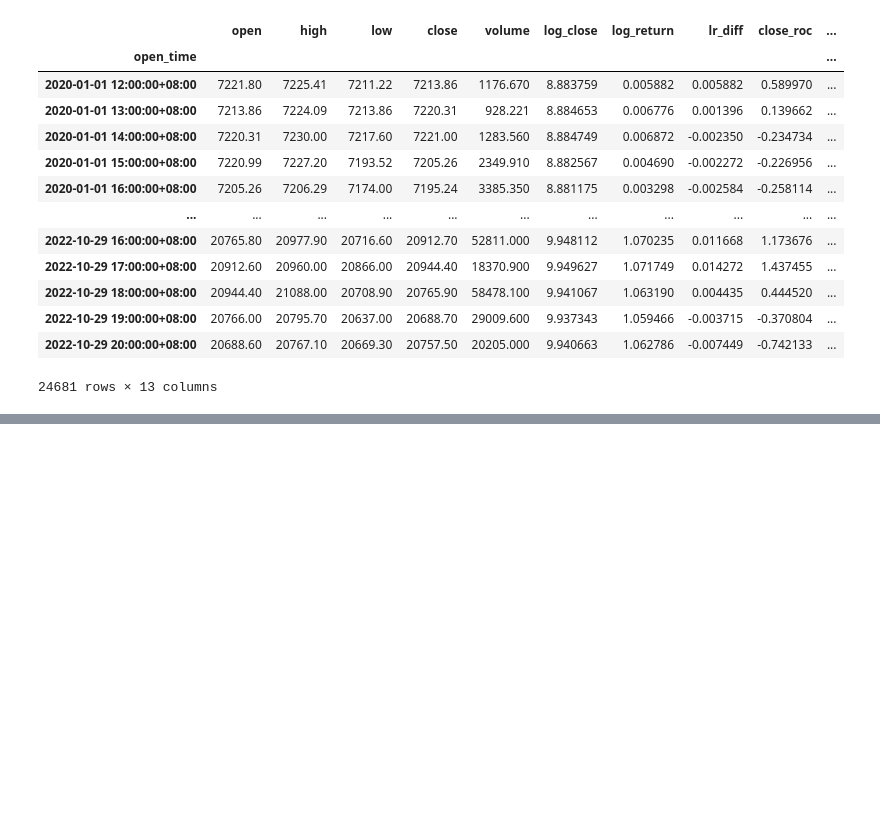
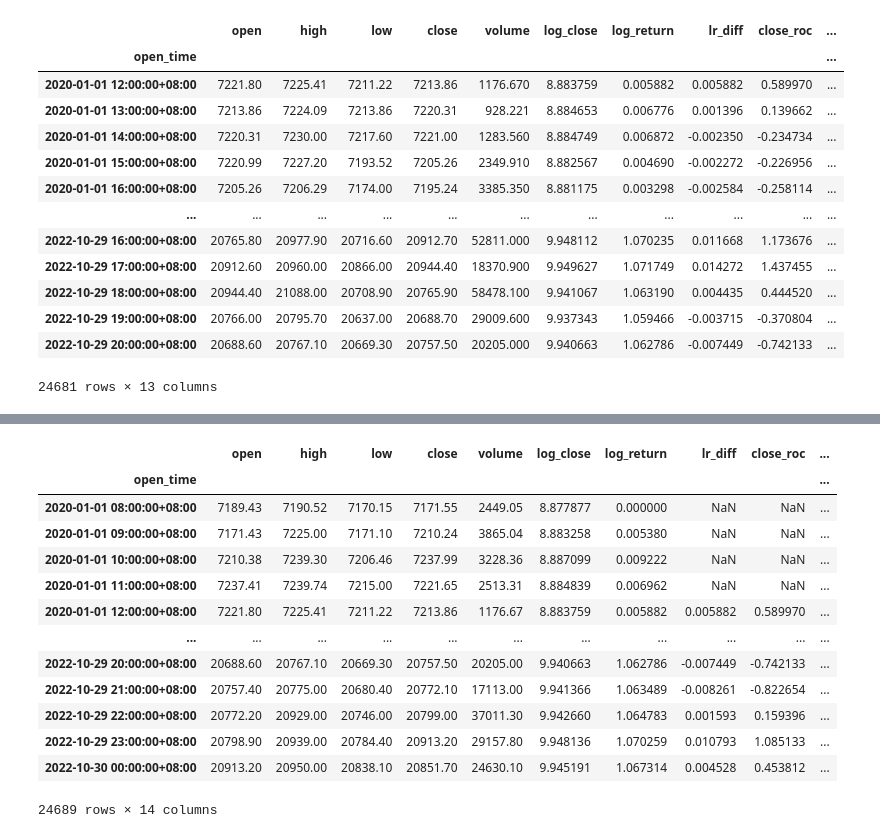
Before and after one commit to Xib1uvXi/resfmlq, a Jupyter notebook: research/r1/mvp.ipynb, the cells around one changed output, grey strips where cells are left out. Drawn from its saved outputs; the diff is of its cells as text; code cells hidden in the pictures; blank space fills up the shorter version.

```diff
--- a/research/r1/mvp.ipynb
+++ b/research/r1/mvp.ipynb
@@ -142,0 +150,8 @@ df
+# %%
+feature = FeatureBuilder(raw_df).build_target()
+
+slope = SlopeFactor(5)
+feature = slope.extract(feature)
+tmp = feature.dropna()
+
+ca.plot(tmp[['close', 'lr_diff', 'close_roc', slope.name(),]], method='all')
@@ -168,0 +274,28 @@ ca.plot(tmp[['close', 'lr_diff', 'close_roc', slope.name(),]], method='all')
+# %%
+class RSIDiffFactor:
+    timeperiod: int
+    factor: pd.Series
+    source: str
+
+
+    def __init__(self, timeperiod: int, diff: int):
+        self.timeperiod = timeperiod
+        self.diff = diff
+
+    def name(self) -> str:
+        return 'rsi_diff_%d' %self.timeperiod
+
+    def extract(self, df: pd.DataFrame) -> pd.DataFrame:
+        self.factor = ta.rsi(df['close'], length=self.timeperiod)
+        ADFChecker(self.factor).is_stationary()
+        df[self.name()] = self.factor.diff(self.diff)
+        return df
+
+df = FeatureBuilder(raw_df).build_target()
+
+rsi = RSIDiffFactor(14, 4)
+df = rsi.extract(df)
+df.dropna(inplace=True)
+
+print(ca.corr(df['lr_diff'], df[rsi.name()]))
+ca.plot(df[['close', 'lr_diff', 'close_roc', rsi.name(),]], method='pearson')
@@ -168,0 +332,9 @@ ca.plot(tmp[['close', 'lr_diff', 'close_roc', slope.name(),]], method='all')
+# %%
+rsi = RSIDiffFactor(366, 4)
+feature = rsi.extract(feature)
+tmp = feature.dropna()
+
+ca.plot(tmp[['close', 'lr_diff', 'close_roc', slope.name(), rsi.name()]], method='all')
+
+feature
+# %% [output]
@@ -168,0 +342,14 @@ ca.plot(tmp[['close', 'lr_diff', 'close_roc', slope.name(),]], method='all')
+|  | open | high | low | close | volume | log_close | log_return | lr_diff | close_roc | ... |
+| open_time |  |  |  |  |  |  |  |  |  | ... |
+| 2020-01-01 08:00:00+08:00 | 7189.43 | 7190.52 | 7170.15 | 7171.55 | 2449.05 | 8.877877 | 0.000000 | NaN | NaN | ... |
+| 2020-01-01 09:00:00+08:00 | 7171.43 | 7225.00 | 7171.10 | 7210.24 | 3865.04 | 8.883258 | 0.005380 | NaN | NaN | ... |
+| 2020-01-01 10:00:00+08:00 | 7210.38 | 7239.30 | 7206.46 | 7237.99 | 3228.36 | 8.887099 | 0.009222 | NaN | NaN | ... |
+| 2020-01-01 11:00:00+08:00 | 7237.41 | 7239.74 | 7215.00 | 7221.65 | 2513.31 | 8.884839 | 0.006962 | NaN | NaN | ... |
+| 2020-01-01 12:00:00+08:00 | 7221.80 | 7225.41 | 7211.22 | 7213.86 | 1176.67 | 8.883759 | 0.005882 | 0.005882 | 0.589970 | ... |
+| ... | ... | ... | ... | ... | ... | ... | ... | ... | ... | ... |
+| 2022-10-29 20:00:00+08:00 | 20688.60 | 20767.10 | 20669.30 | 20757.50 | 20205.00 | 9.940663 | 1.062786 | -0.007449 | -0.742133 | ... |
+| 2022-10-29 21:00:00+08:00 | 20757.40 | 20775.00 | 20680.40 | 20772.10 | 17113.00 | 9.941366 | 1.063489 | -0.008261 | -0.822654 | ... |
+| 2022-10-29 22:00:00+08:00 | 20772.20 | 20929.00 | 20746.00 | 20799.00 | 37011.30 | 9.942660 | 1.064783 | 0.001593 | 0.159396 | ... |
+| 2022-10-29 23:00:00+08:00 | 20798.90 | 20939.00 | 20784.40 | 20913.20 | 29157.80 | 9.948136 | 1.070259 | 0.010793 | 1.085133 | ... |
+| 2022-10-30 00:00:00+08:00 | 20913.20 | 20950.00 | 20838.10 | 20851.70 | 24630.10 | 9.945191 | 1.067314 | 0.004528 | 0.453812 | ... |
+24689 rows × 14 columns
```
Also changed, not shown: parts of 12 cells of this notebook.
